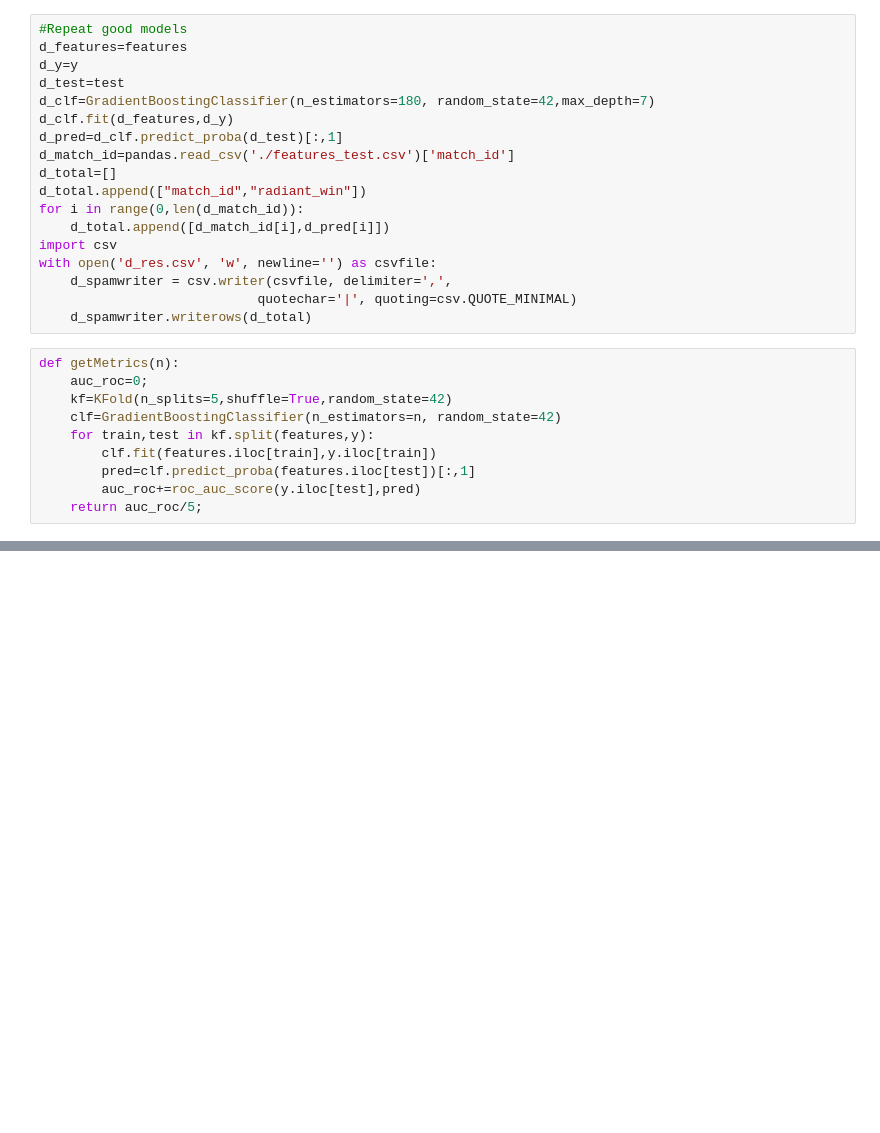
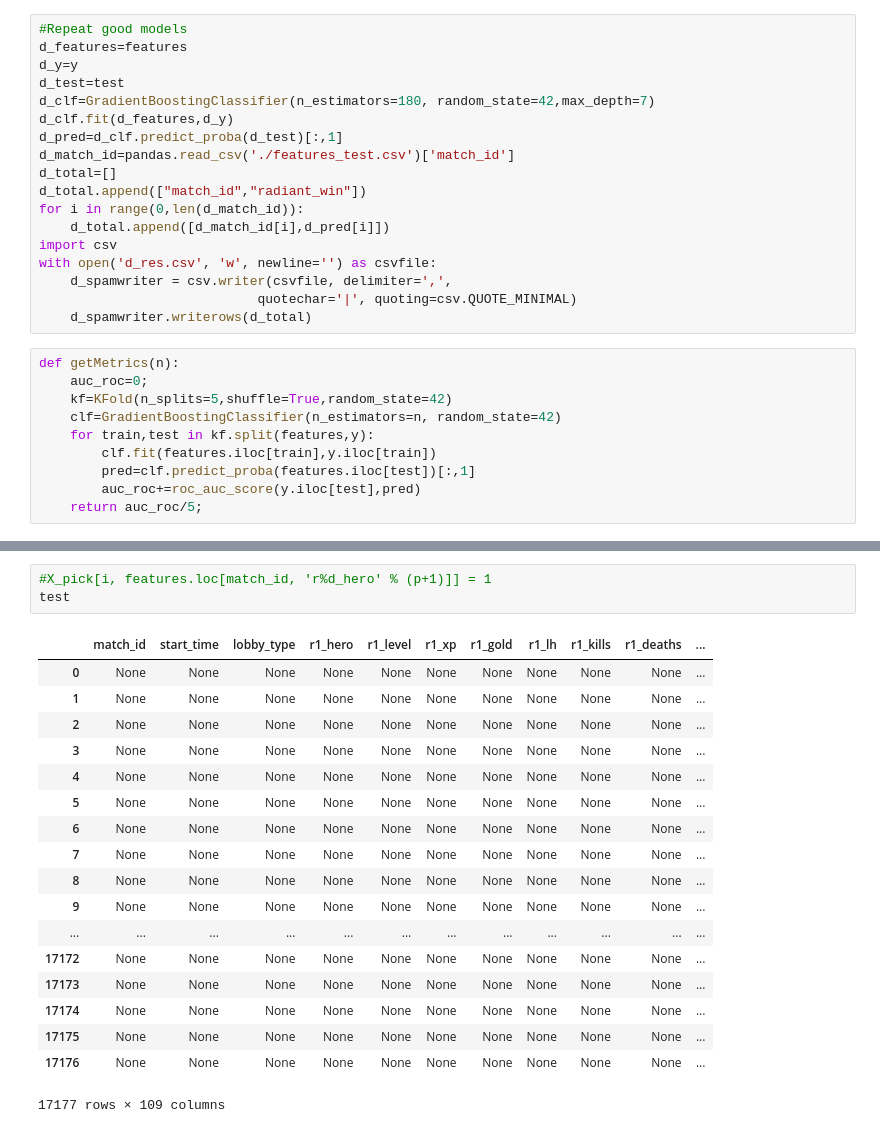
Before and after one commit to atepaevm/ML, a Jupyter notebook: week 7/Untitled.ipynb, the cells around one changed output, grey strips where cells are left out. Drawn from its saved outputs; the diff is of its cells as text; blank space fills up the shorter version.

```diff
--- a/week 7/Untitled.ipynb
+++ b/week 7/Untitled.ipynb
@@ -239,0 +264,22 @@ features
+# %%
+#X_pick[i, features.loc[match_id, 'r%d_hero' % (p+1)]] = 1
+test
+# %% [output]
+|  | match_id | start_time | lobby_type | r1_hero | r1_level | r1_xp | r1_gold | r1_lh | r1_kills | r1_deaths | ... |
+| 0 | None | None | None | None | None | None | None | None | None | None | ... |
+| 1 | None | None | None | None | None | None | None | None | None | None | ... |
+| 2 | None | None | None | None | None | None | None | None | None | None | ... |
+| 3 | None | None | None | None | None | None | None | None | None | None | ... |
+| 4 | None | None | None | None | None | None | None | None | None | None | ... |
+| 5 | None | None | None | None | None | None | None | None | None | None | ... |
+| 6 | None | None | None | None | None | None | None | None | None | None | ... |
+| 7 | None | None | None | None | None | None | None | None | None | None | ... |
+| 8 | None | None | None | None | None | None | None | None | None | None | ... |
+| 9 | None | None | None | None | None | None | None | None | None | None | ... |
+| ... | ... | ... | ... | ... | ... | ... | ... | ... | ... | ... | ... |
+| 17172 | None | None | None | None | None | None | None | None | None | None | ... |
+| 17173 | None | None | None | None | None | None | None | None | None | None | ... |
+| 17174 | None | None | None | None | None | None | None | None | None | None | ... |
+| 17175 | None | None | None | None | None | None | None | None | None | None | ... |
+| 17176 | None | None | None | None | None | None | None | None | None | None | ... |
+17177 rows × 109 columns
```
Also changed, not shown: parts of 13 cells of this notebook, 1 other file.
